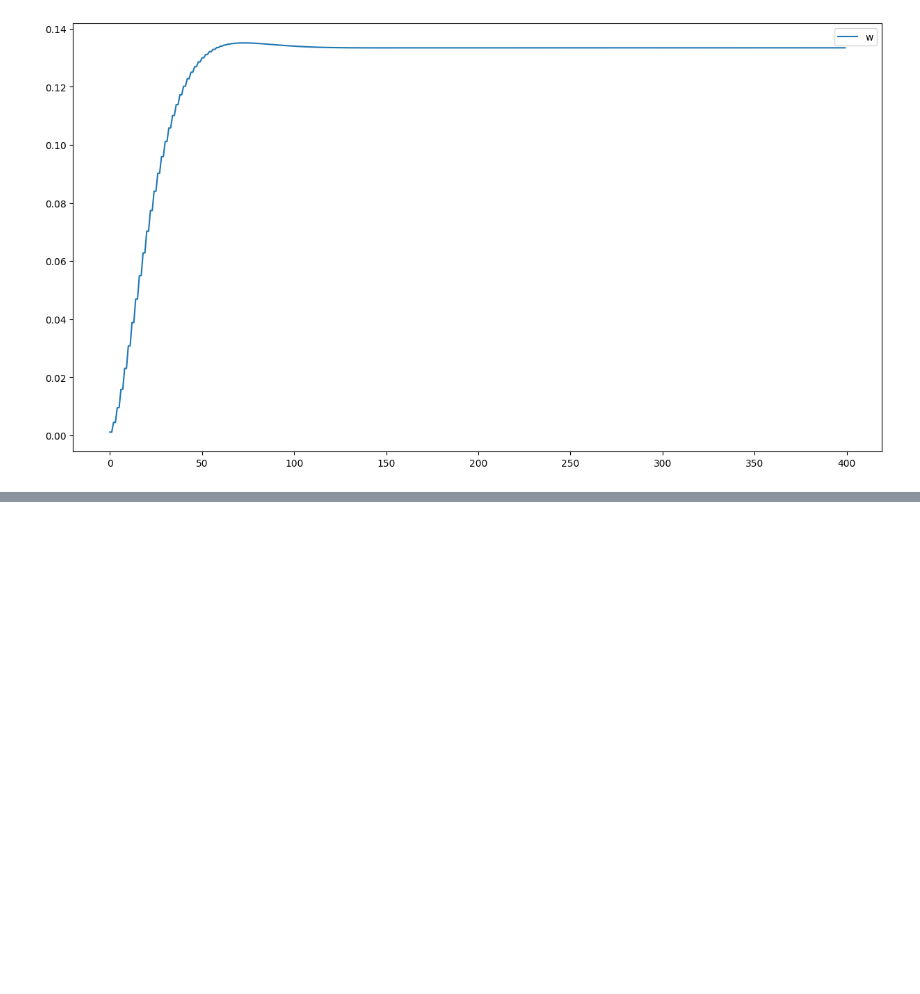
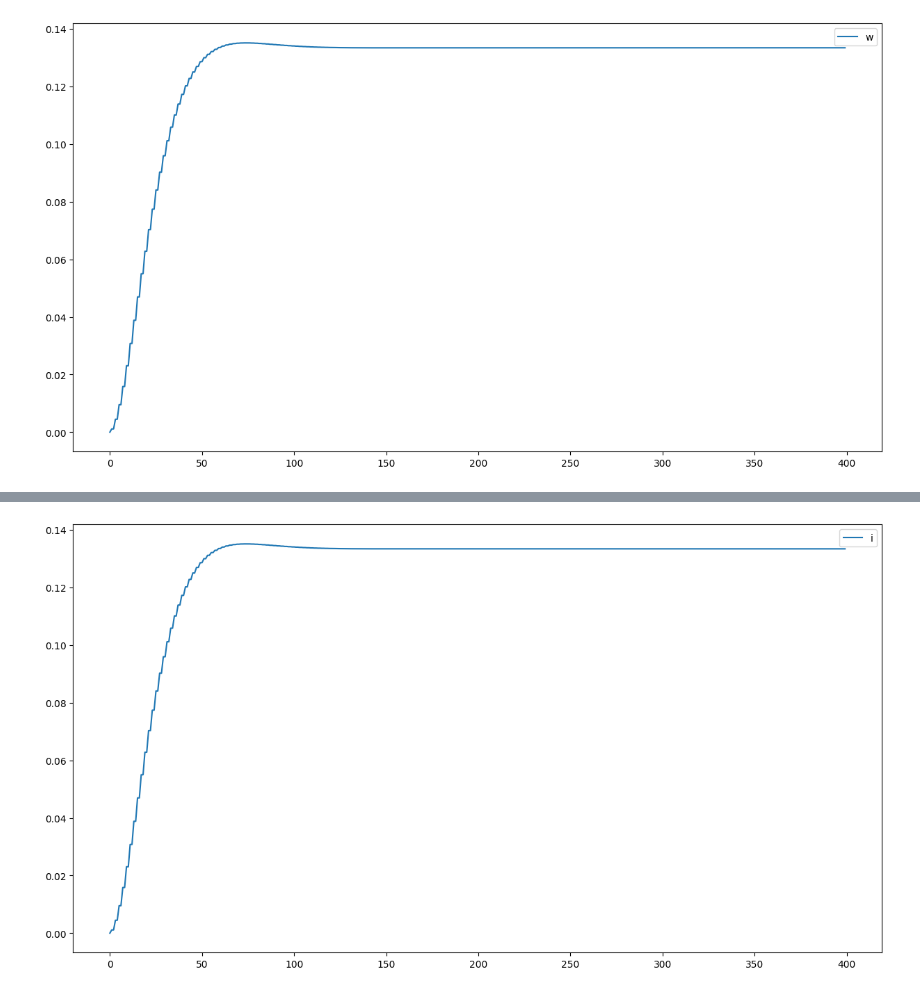
Before and after one commit to MaxotFedorov/DCMotor, a Jupyter notebook: dcm_2.ipynb, the cells around one changed output, grey strips where cells are left out. Saved outputs shown, nothing was run; the diff lists cells and outputs as text; code cells hidden in the pictures; blank space fills up the shorter version.

```diff
--- a/dcm_2.ipynb
+++ b/dcm_2.ipynb
@@ -221,0 +226,6 @@ plt.show()
+# %%
+plt.plot(history_w_1_array, label="i")
+plt.legend()
+plt.show()
+# %% [output]
+[figure, added]
```
Also changed, not shown: parts of 24 cells of this notebook.
